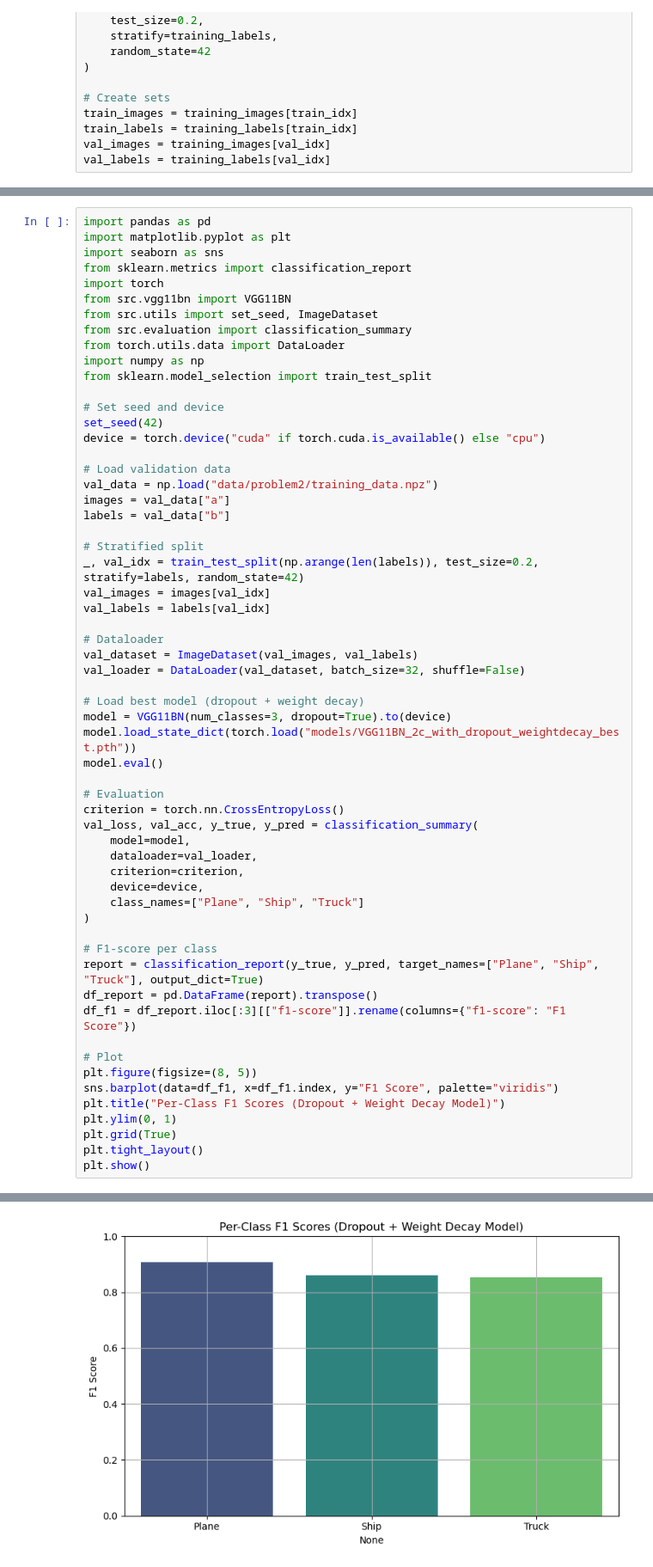
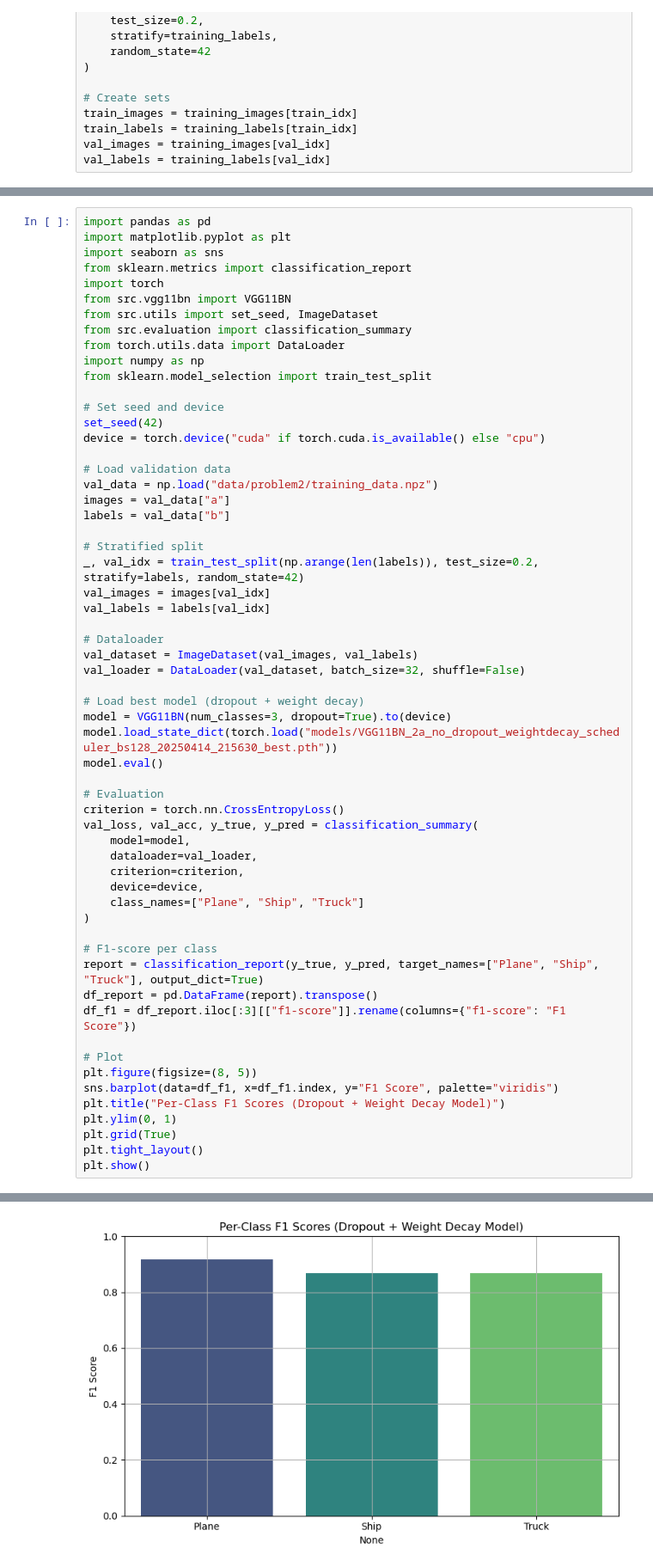
Before and after one commit to tihassfjord/FYS3033DL, a Jupyter notebook: home_exam.ipynb, the cells around one changed output, grey strips where cells are left out. Shown at 86% size. Saved outputs shown, nothing was run; the diff lists cells and outputs as text.

```diff
--- a/home_exam.ipynb
+++ b/home_exam.ipynb
@@ -369,7 +239,7 @@ val_loader = DataLoader(val_dataset, batch_size=32, shuffle=False)
 
 # Load best model (dropout + weight decay)
 model = VGG11BN(num_classes=3, dropout=True).to(device)
-model.load_state_dict(torch.load("models/VGG11BN_2c_with_dropout_weightdecay_best.pth"))
+model.load_state_dict(torch.load("models/VGG11BN_2a_no_dropout_weightdecay_scheduler_bs128_20250414_215630_best.pth"))
 model.eval()
 
 # Evaluation
@@ -408,7 +278,7 @@ weighted avg       0.88      0.87      0.87       300
 Passing `palette` without assigning `hue` is deprecated and will be removed in v0.14.0. Assign the `x` variable to `hue` and set `legend=False` for the same effect.
 
   sns.barplot(data=df_f1, x=df_f1.index, y="F1 Score", palette="viridis")
-[figure, old version]
+[figure, new version]
 # %% [markdown]
 ### 🧠 Part 2: Classification of Vehicles (Planes, Ships, Trucks)
 
```
Also changed, not shown: parts of 9 cells of this notebook, 1 other file.
